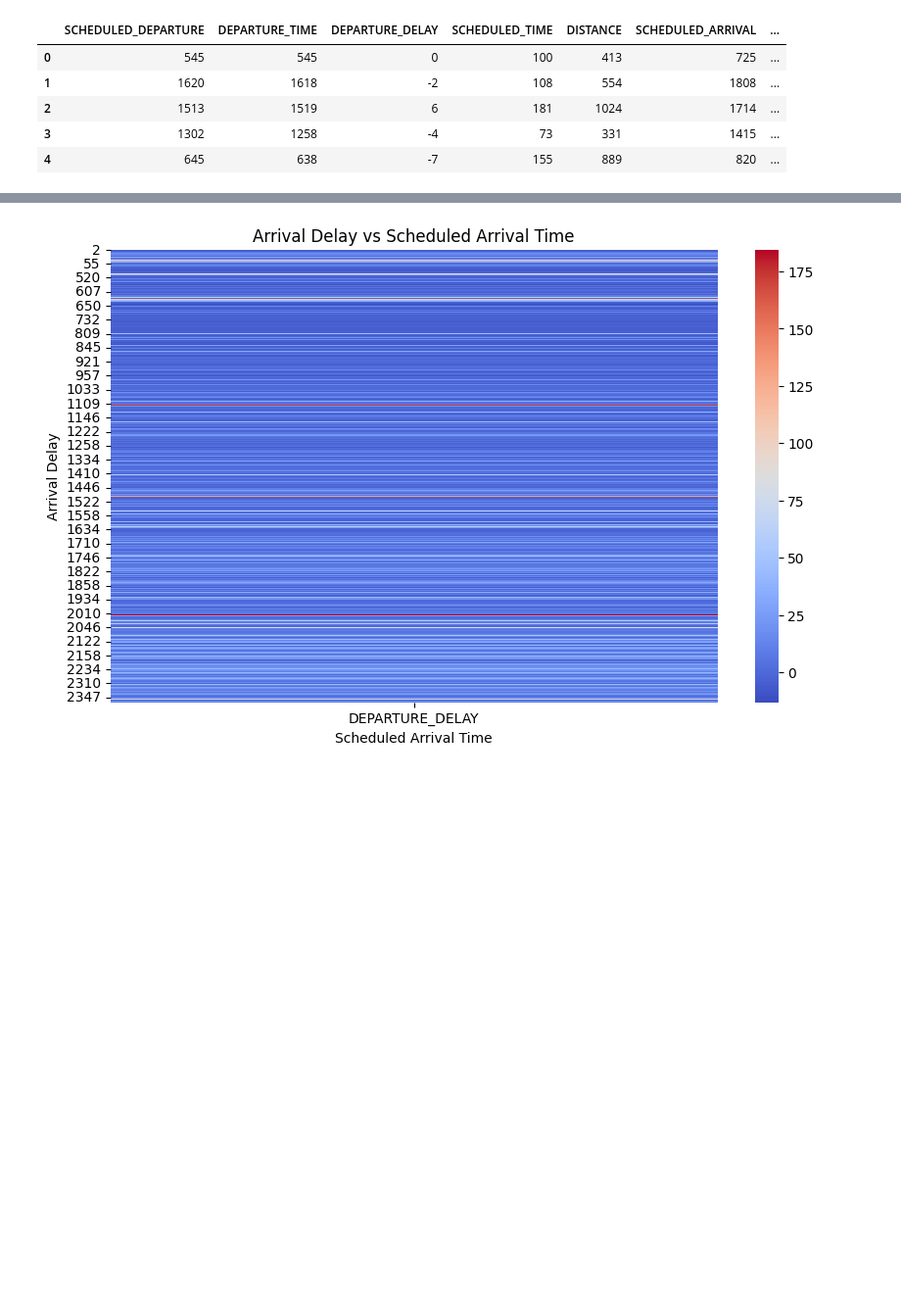
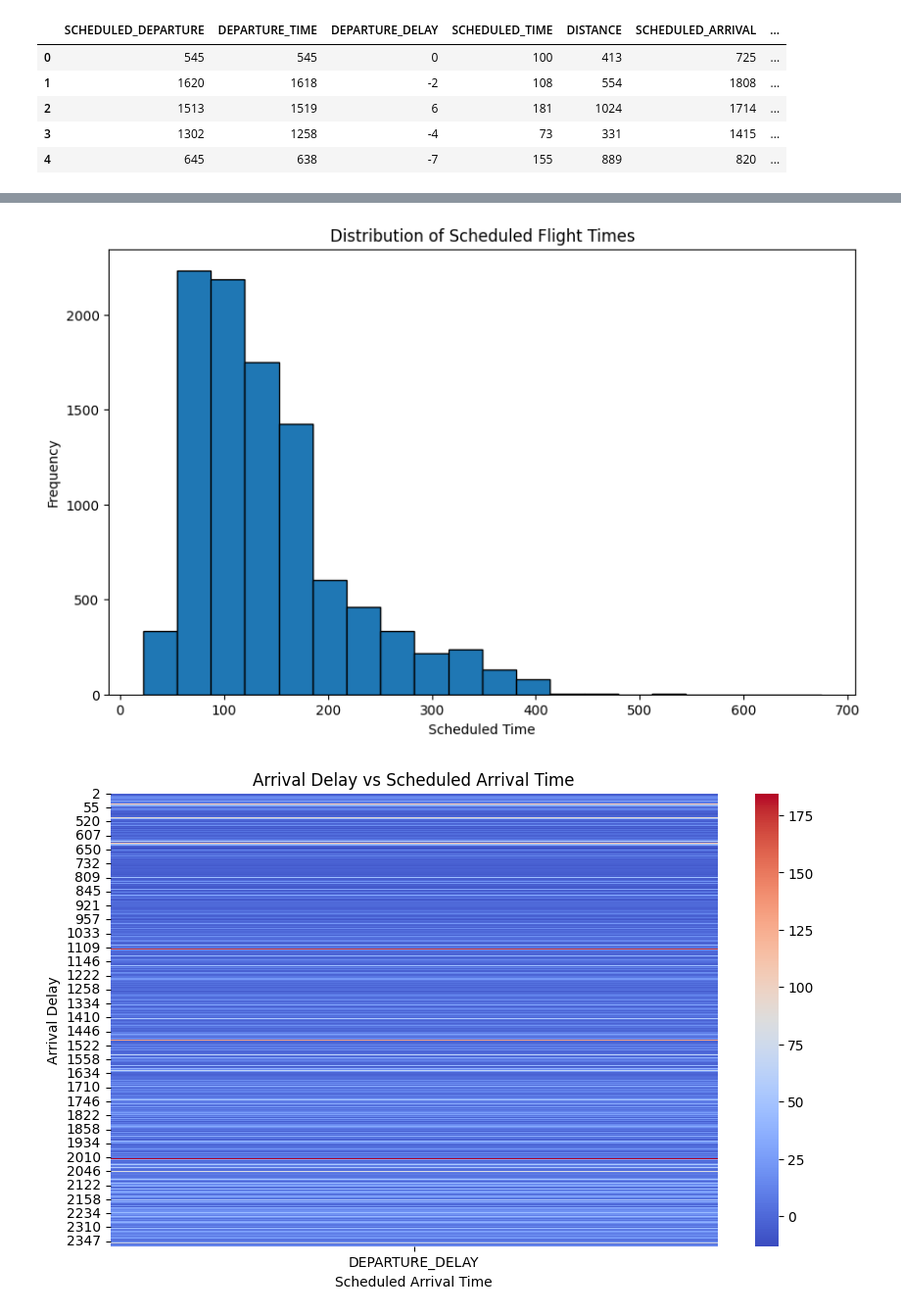
Before and after one commit to WaliMuhammadAhmad/RegressionModels, a Jupyter notebook: EDA/FLIGHT-2015.ipynb, the cells around one changed output, grey strips where cells are left out. Shown at 98% size. Cells and saved outputs as stored; diff of their text form; code cells hidden in the pictures; blank space fills up the shorter version.

Commit message:
FLIGHT-2015 EDA

```diff
--- a/EDA/FLIGHT-2015.ipynb
+++ b/EDA/FLIGHT-2015.ipynb
@@ -18,3 +26,15 @@ df.head()
+# %%
+# @title Distribution of Scheduled Flight Times
+
+import matplotlib.pyplot as plt
+
+plt.figure(figsize=(10, 6))
+plt.hist(df['SCHEDULED_TIME'], bins=20, edgecolor='black')
+plt.xlabel('Scheduled Time')
+plt.ylabel('Frequency')
+_ = plt.title('Distribution of Scheduled Flight Times')
+# %% [output]
+[figure, added]
 # %%
 # @title Arrival Delay vs Scheduled Arrival Time
 
```
Also changed, not shown: parts of 1 cell of this notebook.
